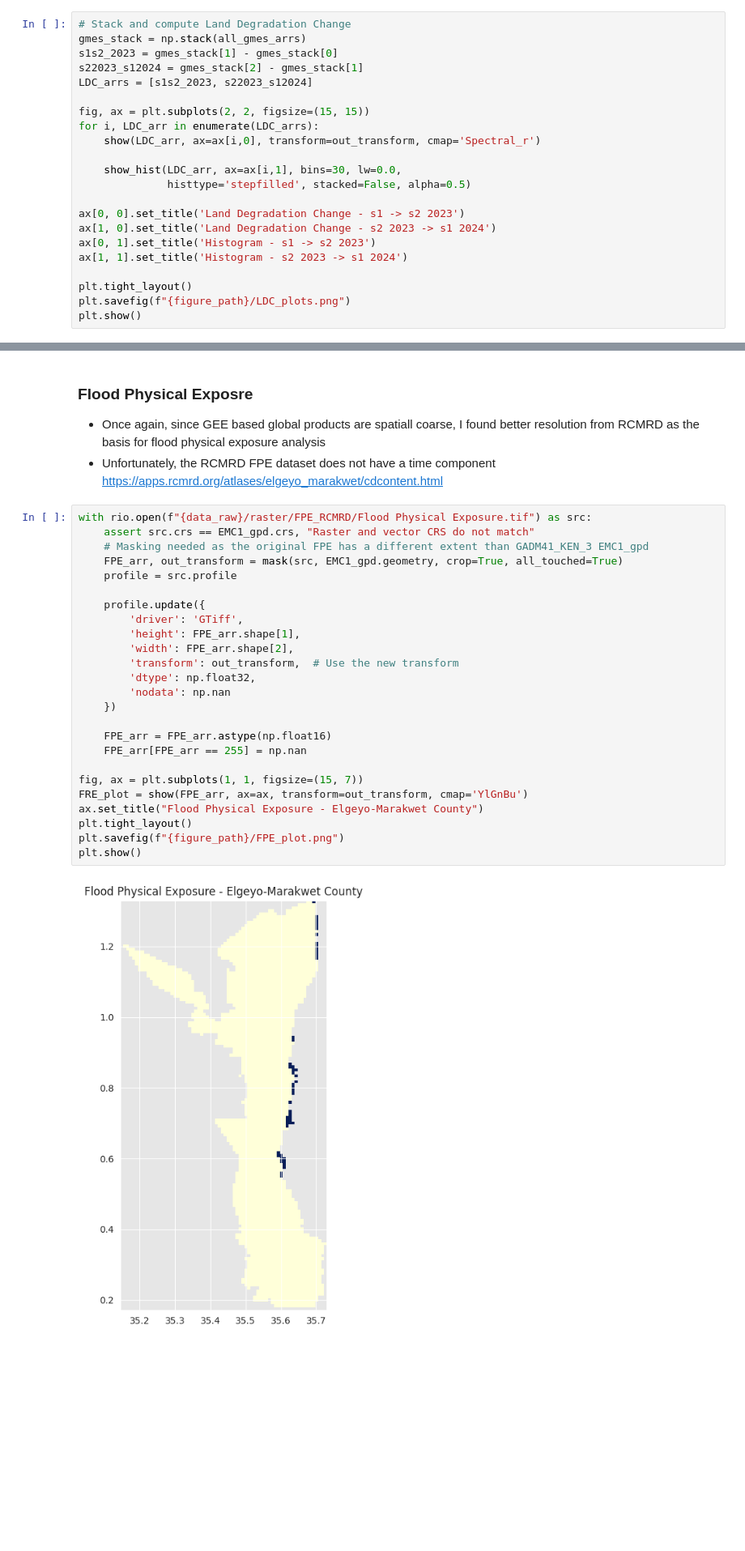
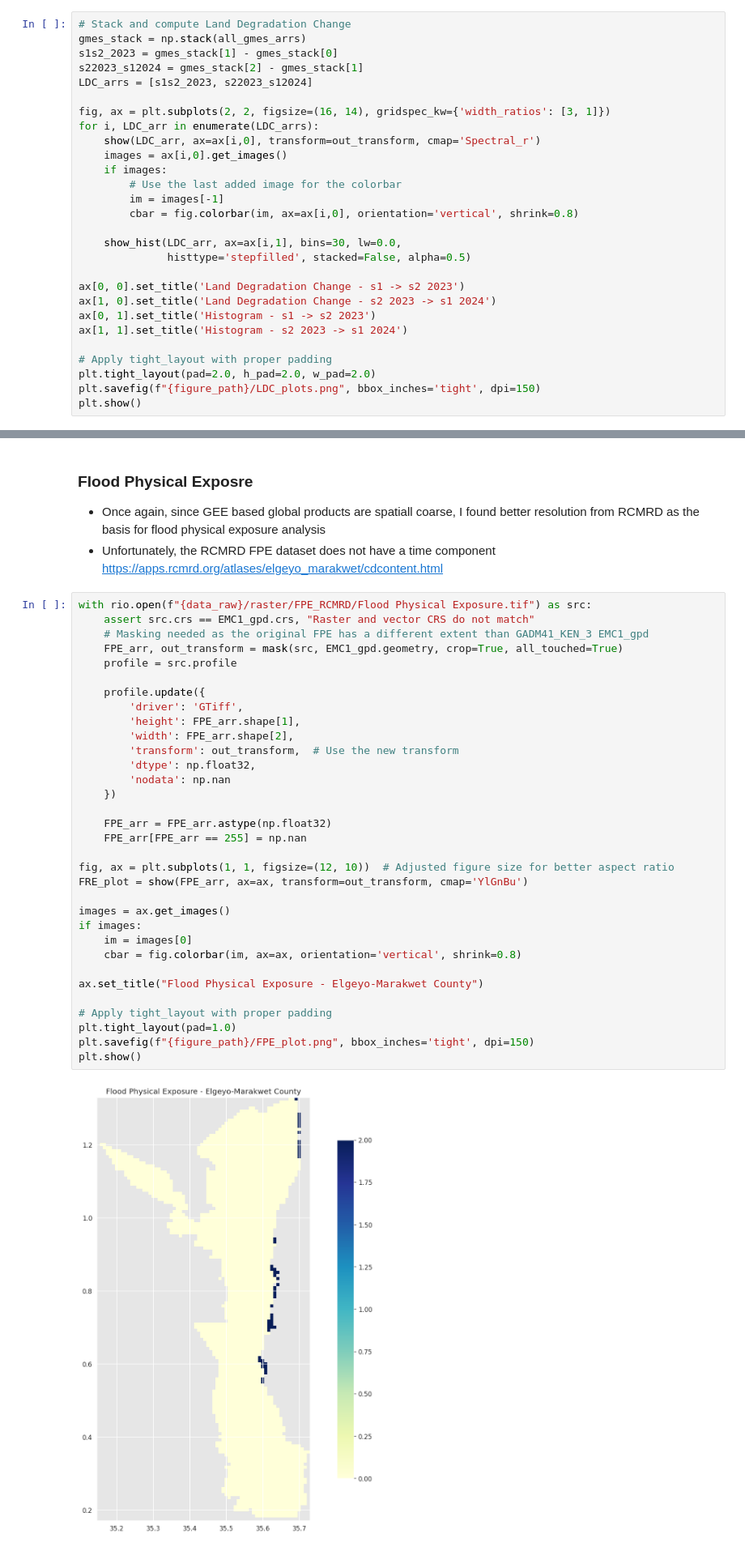
Before and after one commit to chrischank/Elgeyo-Marakwet_Hazards, a Jupyter notebook: notebooks/EDA.ipynb, the cells around one changed output, grey strips where cells are left out. Shown at 81% size. Drawn from its saved outputs; the diff is of its cells as text; blank space fills up the shorter version.

```diff
--- a/notebooks/EDA.ipynb
+++ b/notebooks/EDA.ipynb
@@ -284,9 +306,14 @@ s1s2_2023 = gmes_stack[1] - gmes_stack[0]
 s22023_s12024 = gmes_stack[2] - gmes_stack[1]
 LDC_arrs = [s1s2_2023, s22023_s12024]
 
-fig, ax = plt.subplots(2, 2, figsize=(15, 15))
+fig, ax = plt.subplots(2, 2, figsize=(16, 14), gridspec_kw={'width_ratios': [3, 1]})
 for i, LDC_arr in enumerate(LDC_arrs):
     show(LDC_arr, ax=ax[i,0], transform=out_transform, cmap='Spectral_r')
+    images = ax[i,0].get_images()
+    if images:
+        # Use the last added image for the colorbar
+        im = images[-1]
+        cbar = fig.colorbar(im, ax=ax[i,0], orientation='vertical', shrink=0.8)
 
     show_hist(LDC_arr, ax=ax[i,1], bins=30, lw=0.0,
               histtype='stepfilled', stacked=False, alpha=0.5)
@@ -296,7 +323,8 @@ ax[1, 0].set_title('Land Degradation Change - s2 2023 -> s1 2024')
 ax[0, 1].set_title('Histogram - s1 -> s2 2023')
 ax[1, 1].set_title('Histogram - s2 2023 -> s1 2024')
 
-plt.tight_layout()
-plt.savefig(f"{figure_path}/LDC_plots.png")
+# Apply tight_layout with proper padding
+plt.tight_layout(pad=2.0, h_pad=2.0, w_pad=2.0)
+plt.savefig(f"{figure_path}/LDC_plots.png", bbox_inches='tight', dpi=150)
 plt.show()
 # %% [output]
@@ -328,30 +356,38 @@ https://apps.rcmrd.org/atlases/elgeyo_marakwet/cdcontent.html
 # %%
 with rio.open(f"{data_raw}/raster/FPE_RCMRD/Flood Physical Exposure.tif") as src:
     assert src.crs == EMC1_gpd.crs, "Raster and vector CRS do not match"
     # Masking needed as the original FPE has a different extent than GADM41_KEN_3 EMC1_gpd
     FPE_arr, out_transform = mask(src, EMC1_gpd.geometry, crop=True, all_touched=True)
     profile = src.profile
 
     profile.update({
         'driver': 'GTiff',
         'height': FPE_arr.shape[1],
         'width': FPE_arr.shape[2],
         'transform': out_transform,  # Use the new transform
         'dtype': np.float32,
         'nodata': np.nan
     })
 
-    FPE_arr = FPE_arr.astype(np.float16)
+    FPE_arr = FPE_arr.astype(np.float32)
     FPE_arr[FPE_arr == 255] = np.nan
 
-fig, ax = plt.subplots(1, 1, figsize=(15, 7))
+fig, ax = plt.subplots(1, 1, figsize=(12, 10))  # Adjusted figure size for better aspect ratio
 FRE_plot = show(FPE_arr, ax=ax, transform=out_transform, cmap='YlGnBu')
+
+images = ax.get_images()
+if images:
+    im = images[0]
+    cbar = fig.colorbar(im, ax=ax, orientation='vertical', shrink=0.8)
+
 ax.set_title("Flood Physical Exposure - Elgeyo-Marakwet County")
-plt.tight_layout()
-plt.savefig(f"{figure_path}/FPE_plot.png")
+
+# Apply tight_layout with proper padding
+plt.tight_layout(pad=1.0)
+plt.savefig(f"{figure_path}/FPE_plot.png", bbox_inches='tight', dpi=150)
 plt.show()
 # %% [output]
-[figure, old version]
+[figure, new version]
 # %%
 print(LDC_arrs[0].shape)
 print(cdi_mean.shape)
```
Also changed, not shown: parts of 12 cells of this notebook, 4 other files.
